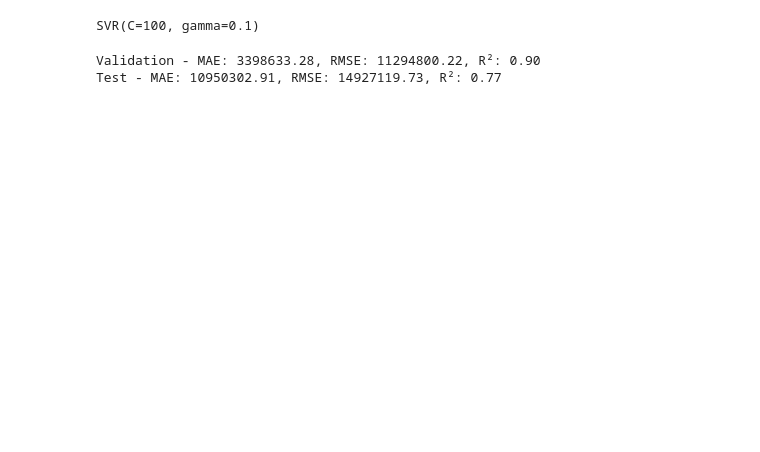
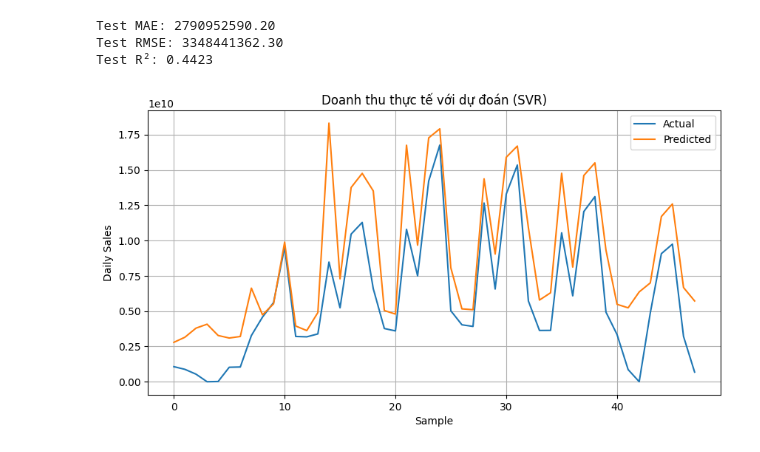
Before and after one commit to KieuOanhUIT/IS403.P23.OnlineSalesData, a Jupyter notebook: Model/SVM.ipynb, the cells around one changed output. Cells and saved outputs as stored; diff of their text form; code cells hidden in the pictures; blank space fills up the shorter version.

```diff
--- a/Model/SVM.ipynb
+++ b/Model/SVM.ipynb
@@ -55,29 +43,32 @@ y_test_scaled = scaler_y.transform(y_test.reshape(-1, 1)).flatten()
 # %%
-# 3. Khởi tạo và huấn luyện mô hình SVR
-svm_model = SVR(kernel='rbf', C=100, gamma=0.1, epsilon=0.1)
-svm_model.fit(X_train, y_train_scaled)
+# Dự đoán tập test
+preds_scaled = svr_model.predict(X_test)
+preds = scaler_y.inverse_transform(preds_scaled.reshape(-1, 1)).flatten()
+y_test_original = scaler_y.inverse_transform(y_test.reshape(-1, 1)).flatten()
+
+# Metrics
+mae = mean_absolute_error(y_test_original, preds)
+rmse = mean_squared_error(y_test_original, preds, squared=False)
+r2 = r2_score(y_test_original, preds)
+
+print(f"Test MAE: {mae:.2f}")
+print(f"Test RMSE: {rmse:.2f}")
+print(f"Test R²: {r2:.4f}")
 # %% [output]
-SVR(C=100, gamma=0.1)
+Test MAE: 2790952590.20
+Test RMSE: 3348441362.30
+Test R²: 0.4423
 # %%
-# 4. Dự đoán và đánh giá
-valid_preds_scaled = svm_model.predict(X_valid)
-valid_preds = scaler_y.inverse_transform(valid_preds_scaled.reshape(-1, 1)).flatten()
-y_valid_original = scaler_y.inverse_transform(y_valid_scaled.reshape(-1, 1)).flatten()
-
-val_mae = mean_absolute_error(y_valid_original, valid_preds)
-val_rmse = np.sqrt(mean_squared_error(y_valid_original, valid_preds))
-val_r2 = r2_score(y_valid_original, valid_preds)
-print(f"Validation - MAE: {val_mae:.2f}, RMSE: {val_rmse:.2f}, R²: {val_r2:.2f}")
-
-test_preds_scaled = svm_model.predict(X_test)
-test_preds = scaler_y.inverse_transform(test_preds_scaled.reshape(-1, 1)).flatten()
-y_test_original = scaler_y.inverse_transform(y_test_scaled.reshape(-1, 1)).flatten()
-
-test_mae = mean_absolute_error(y_test_original, test_preds)
-test_rmse = np.sqrt(mean_squared_error(y_test_original, test_preds))
-test_r2 = r2_score(y_test_original, test_preds)
-print(f"Test - MAE: {test_mae:.2f}, RMSE: {test_rmse:.2f}, R²: {test_r2:.2f}")
+# Vẽ biểu đồ so sánh thực tế và dự đoán
+plt.figure(figsize=(10, 5))
+plt.plot(y_test_original[:100], label='Actual')
+plt.plot(preds[:100], label='Predicted')
+plt.legend()
+plt.title('Doanh thu thực tế với dự đoán (SVR)')
+plt.xlabel('Sample')
+plt.ylabel('Daily Sales')
+plt.grid(True)
+plt.show()
 # %% [output]
-Validation - MAE: 3398633.28, RMSE: 11294800.22, R²: 0.90
-Test - MAE: 10950302.91, RMSE: 14927119.73, R²: 0.77
+[figure, added]
 # %%
```
Also changed, not shown: parts of 7 cells of this notebook.
